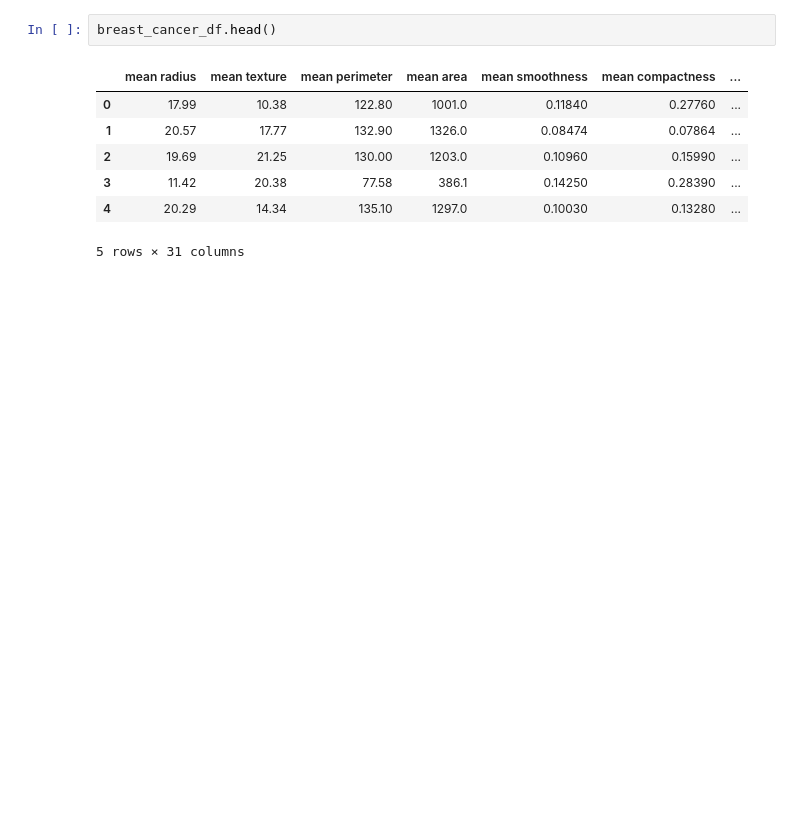
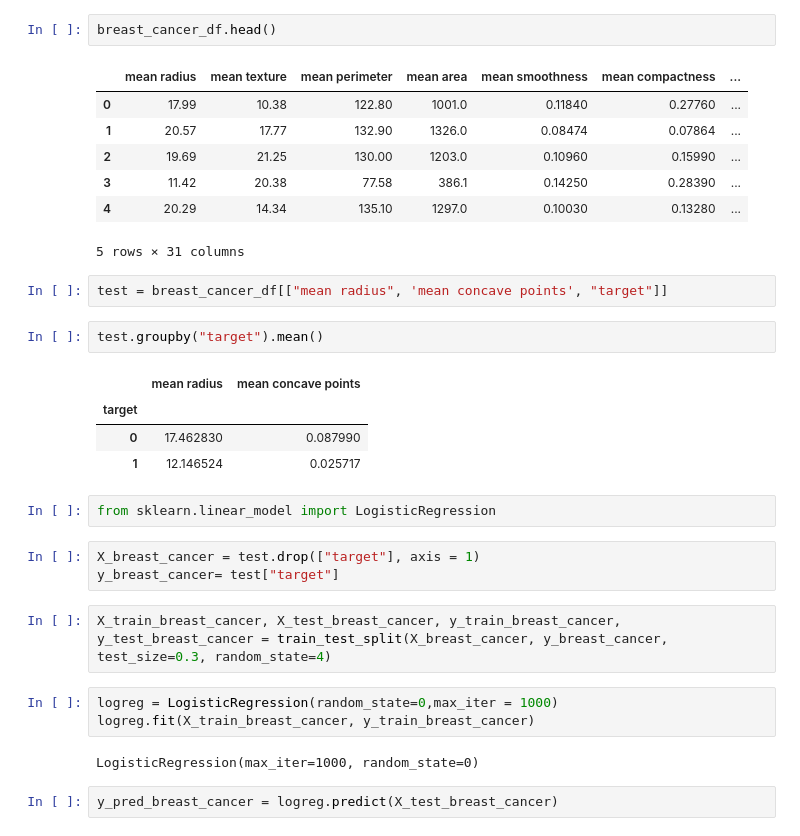
Before and after one commit to maticlein/lab02_lda_regresion_logistica, a Jupyter notebook: lda_regresion_logistica.ipynb, the cells around one changed output. Drawn from its saved outputs; the diff is of its cells as text; blank space fills up the shorter version.

Commit message:
avance base breast cancer

```diff
--- a/lda_regresion_logistica.ipynb
+++ b/lda_regresion_logistica.ipynb
@@ -222,3 +226,26 @@ breast_cancer_df.head()
 | 3 | 11.42 | 20.38 | 77.58 | 386.1 | 0.14250 | 0.28390 | ... |
 | 4 | 20.29 | 14.34 | 135.10 | 1297.0 | 0.10030 | 0.13280 | ... |
 5 rows × 31 columns
+# %%
+test = breast_cancer_df[["mean radius", 'mean concave points', "target"]]
+# %%
+test.groupby("target").mean()
+# %% [output]
+|  | mean radius | mean concave points |
+| target |  |  |
+| 0 | 17.462830 | 0.087990 |
+| 1 | 12.146524 | 0.025717 |
+# %%
+from sklearn.linear_model import LogisticRegression
+# %%
+X_breast_cancer = test.drop(["target"], axis = 1)
+y_breast_cancer= test["target"]
+# %%
+X_train_breast_cancer, X_test_breast_cancer, y_train_breast_cancer, y_test_breast_cancer = train_test_split(X_breast_cancer, y_breast_cancer, test_size=0.3, random_state=4)
+# %%
+logreg = LogisticRegression(random_state=0,max_iter = 1000)
+logreg.fit(X_train_breast_cancer, y_train_breast_cancer)
+# %% [output]
+LogisticRegression(max_iter=1000, random_state=0)
+# %%
+y_pred_breast_cancer = logreg.predict(X_test_breast_cancer)
```
Also changed, not shown: parts of 4 cells of this notebook.
